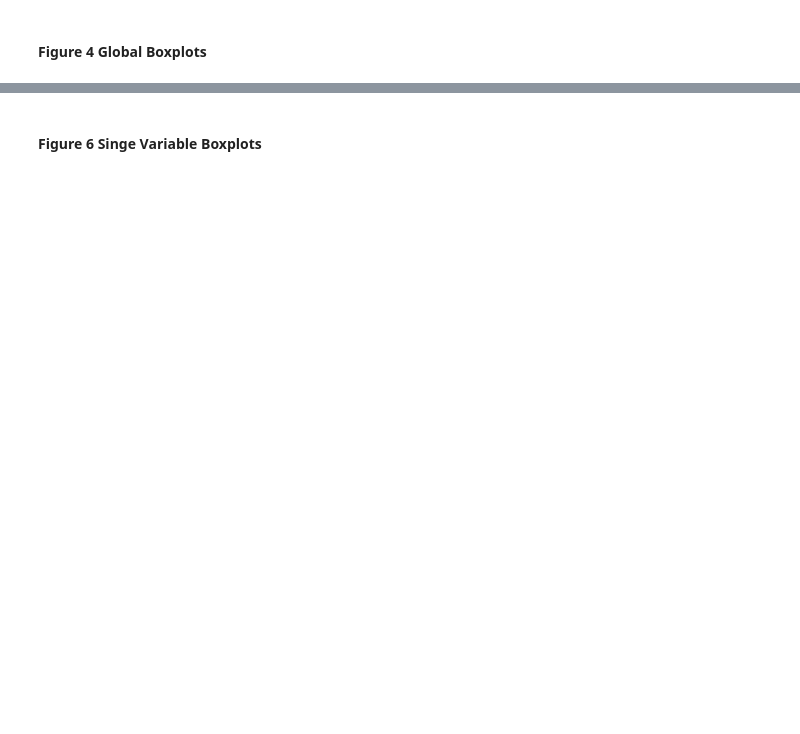
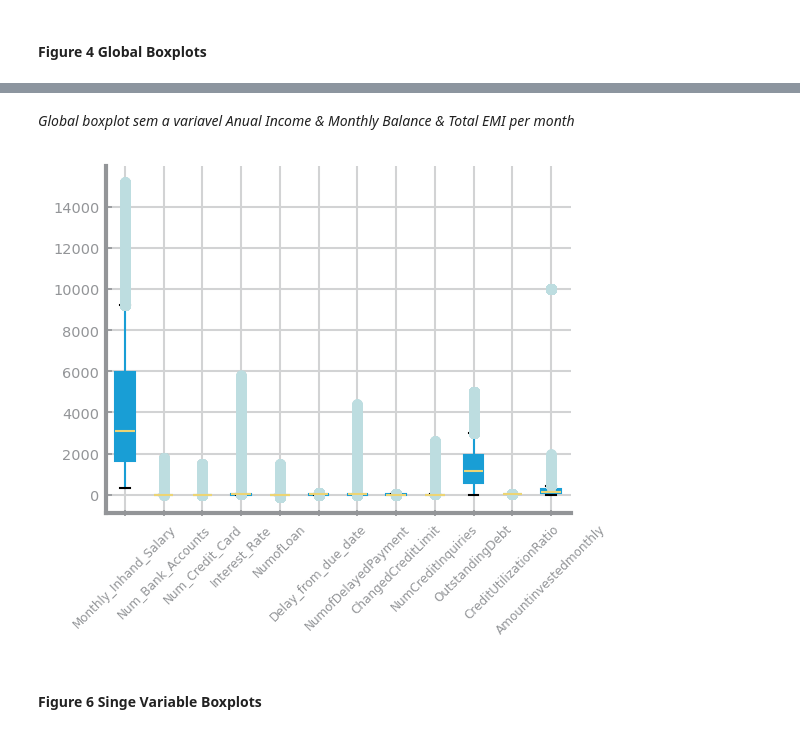
Before and after one commit to franciscoAbreuTecnico/Data-Science-IST, a Jupyter notebook: dataset_services/classification_dataset_2.ipynb, the cells around one changed output, grey strips where cells are left out. Cells and saved outputs as stored; diff of their text form; code cells hidden in the pictures; blank space fills up the shorter version.

```diff
--- a/dataset_services/classification_dataset_2.ipynb
+++ b/dataset_services/classification_dataset_2.ipynb
@@ -168,2 +223,20 @@ show()
+# %% [markdown]
+*Global boxplot sem a variavel Anual Income & Monthly Balance & Total EMI per month*
+# %%
+from matplotlib.pyplot import savefig, show
+from dslabs_functions import get_variable_types
+
+variables_types: dict[str, list] = get_variable_types(dataset)
+numeric: list[str] = variables_types["numeric"]
+if [] != numeric:
+    excluded_indices = {0, len(numeric) - 1, len(numeric) - 3}
+    numeric_excluded = [var for idx, var in enumerate(numeric) if idx not in excluded_indices]
+    dataset[numeric_excluded].boxplot(rot=45)
+    savefig(f"images/fig_4_global_boxplot_without_3_vars.png")
+    show()
+else:
+    print("There are no numeric variables.")
+# %% [output]
+[figure, added]
 # %% [markdown]
 #### Figure 6 Singe Variable Boxplots
```
Also changed, not shown: parts of 12 cells of this notebook, 10 other files.
